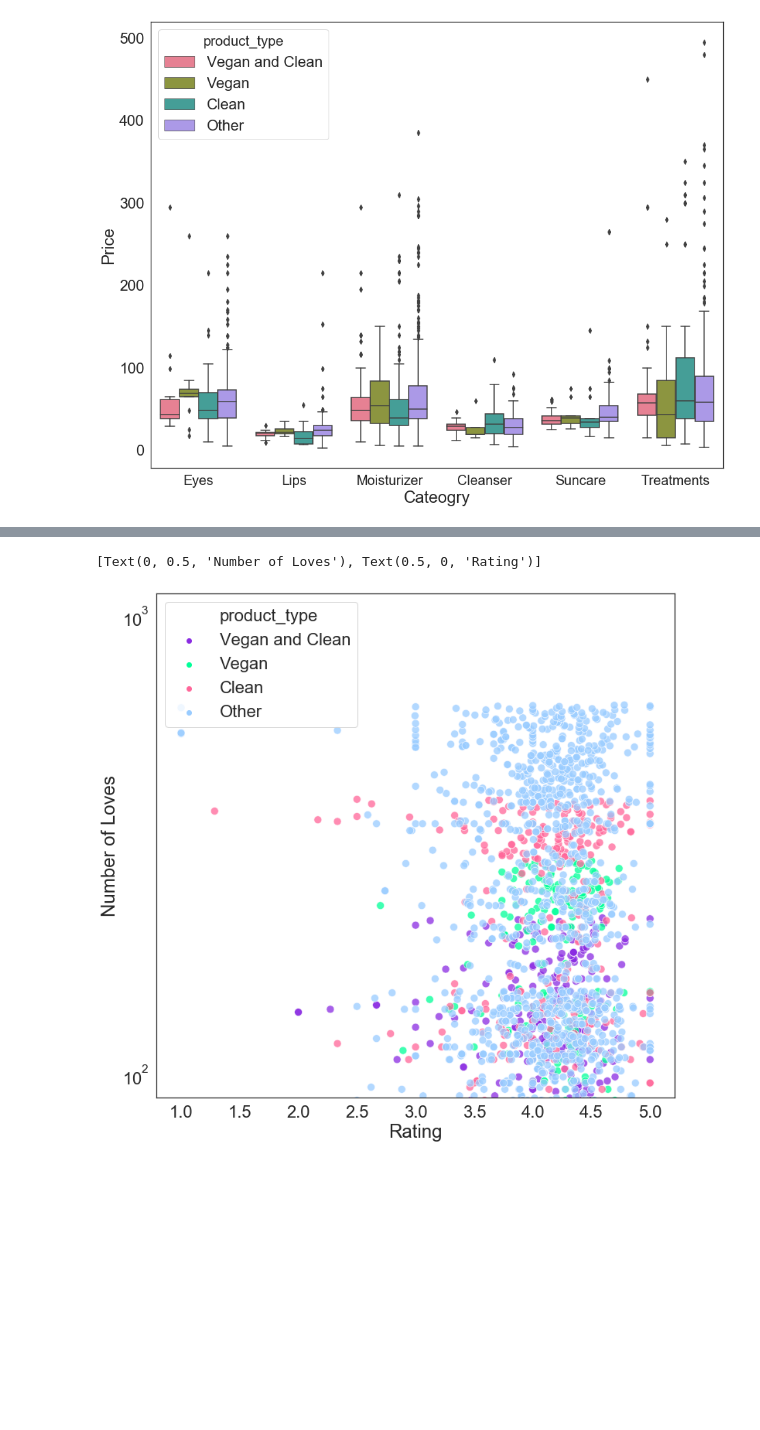
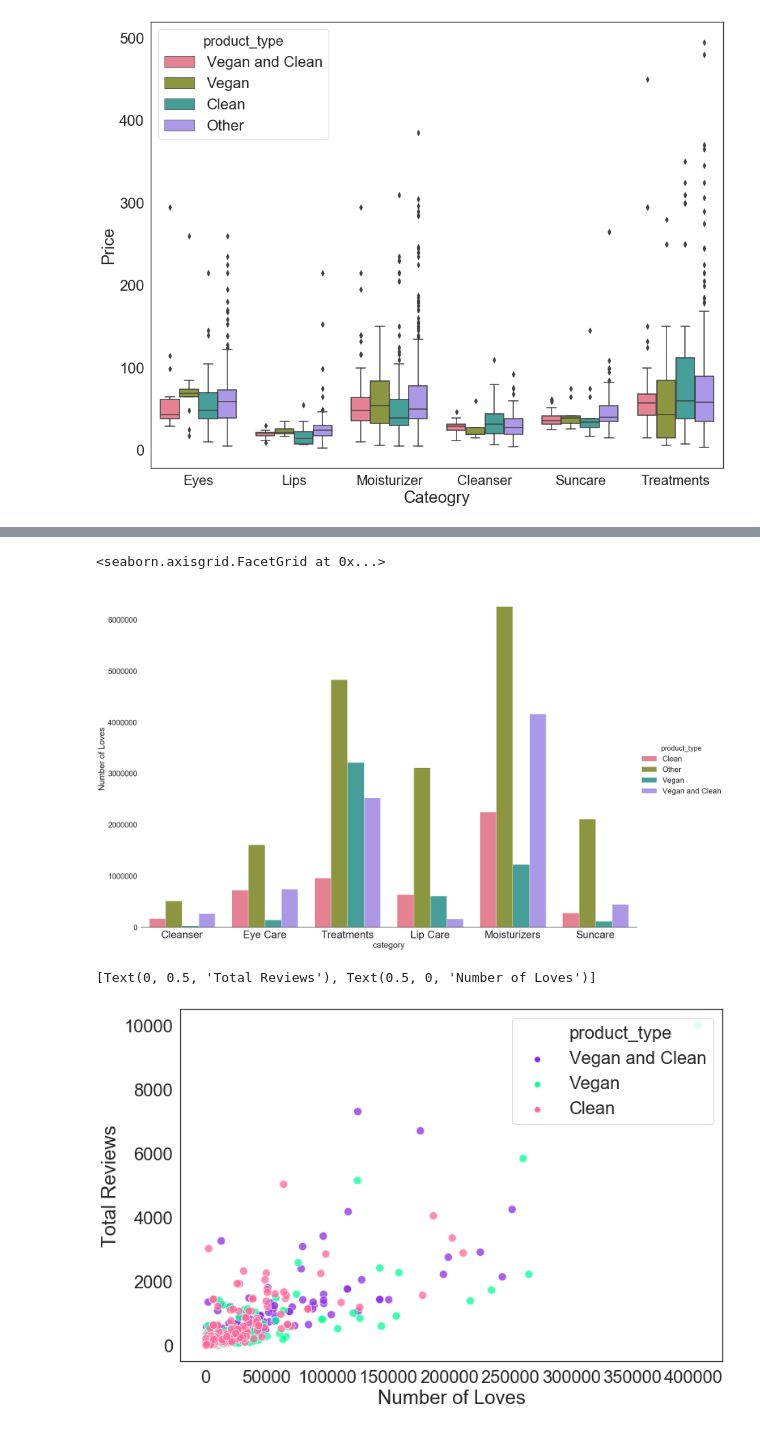
Before and after one commit to jessiewangxin/ScrapeSephora, a Jupyter notebook: Sephora Data Analysis.ipynb, the cells around one changed output, grey strips where cells are left out. Saved outputs shown, nothing was run; the diff lists cells and outputs as text; code cells hidden in the pictures; blank space fills up the shorter version.

```diff
--- a/Sephora Data Analysis.ipynb
+++ b/Sephora Data Analysis.ipynb
@@ -221,0 +242,14 @@ ax.set_xticklabels(labels, fontsize=20)
+# %%
+#Analyzing Price by Grouped BoxPlot
+import seaborn as sns
+plt.figure(figsize=(15,12))
+sns.set(font_scale=2)
+sns.set_style(style="white")
+# Grouped boxplot
+ax=sns.boxplot(x="category", y="diff", data=test)
+labels = ['Moisturizers','Eyes', 'Treatments','Suncare','Cleanser','Lips']
+
+ax.set(xlabel= "Cateogry", ylabel="Price")
+ax.set_xticklabels(labels, fontsize=20)
+
+plt.axhline(0, color='red')
@@ -221,0 +264,18 @@ ax.set_xticklabels(labels, fontsize=20)
+# %%
+# Draw a nested barplot to show survival for class and sex
+g = sns.catplot(x="category", y="num_love_scrub", hue="product_type", height=15, aspect=1.5, \
+                data=test, kind="bar", palette='husl')
+
+sns.set(font_scale=3)
+sns.set_style(style="white")
+
+g.despine(left=True)
+g.set_ylabels("Number of Loves")
+
+labels = ['Cleanser', 'Eye Care', 'Treatments', 'Lip Care','Moisturizers','Suncare']
+
+
+g.set_xticklabels(labels, fontsize=30)
+# %% [output]
+<seaborn.axisgrid.FacetGrid at 0x...>
+[figure, added]
@@ -222,14 +284,15 @@ ax.set_xticklabels(labels, fontsize=20)
+# %%
+skincare_data_use = skincare_data[skincare_data['product_type']!="Other"]
 # %%
 #Scatter Plot # of Loves vs Rating - color represents product type
-plt.figure(figsize=(12,12))
+plt.figure(figsize=(12,8))
 sns.set(font_scale=2)
 sns.set_style(style="white")
-g = sns.scatterplot(x=skincare_data['rating'], y=skincare_data['num_loves'], hue="product_type",
-              data=skincare_data, s=100, alpha = 0.75,
-                    palette=['#8A2BE2','#00ff99','#ff6699','#99ccff'], legend='full')
-g.set(yscale="log")
+g = sns.scatterplot(x=skincare_data_use['num_love_scrub'], y=skincare_data_use['total_reviews'], \
+                    hue="product_type", data=skincare_data_use, s=100, alpha = 0.75, \
+                    palette=['#8A2BE2','#00ff99','#ff6699'], legend='full')
 
-g.set(xlabel= "Rating", ylabel="Number of Loves")
+g.set(xlabel= "Number of Loves", ylabel="Total Reviews")
 # %% [output]
-[Text(0, 0.5, 'Number of Loves'), Text(0.5, 0, 'Rating')]
+[Text(0, 0.5, 'Total Reviews'), Text(0.5, 0, 'Number of Loves')]
-[figure, old version]
+[figure, new version]
```
Also changed, not shown: parts of 36 cells of this notebook, 1 other file.
